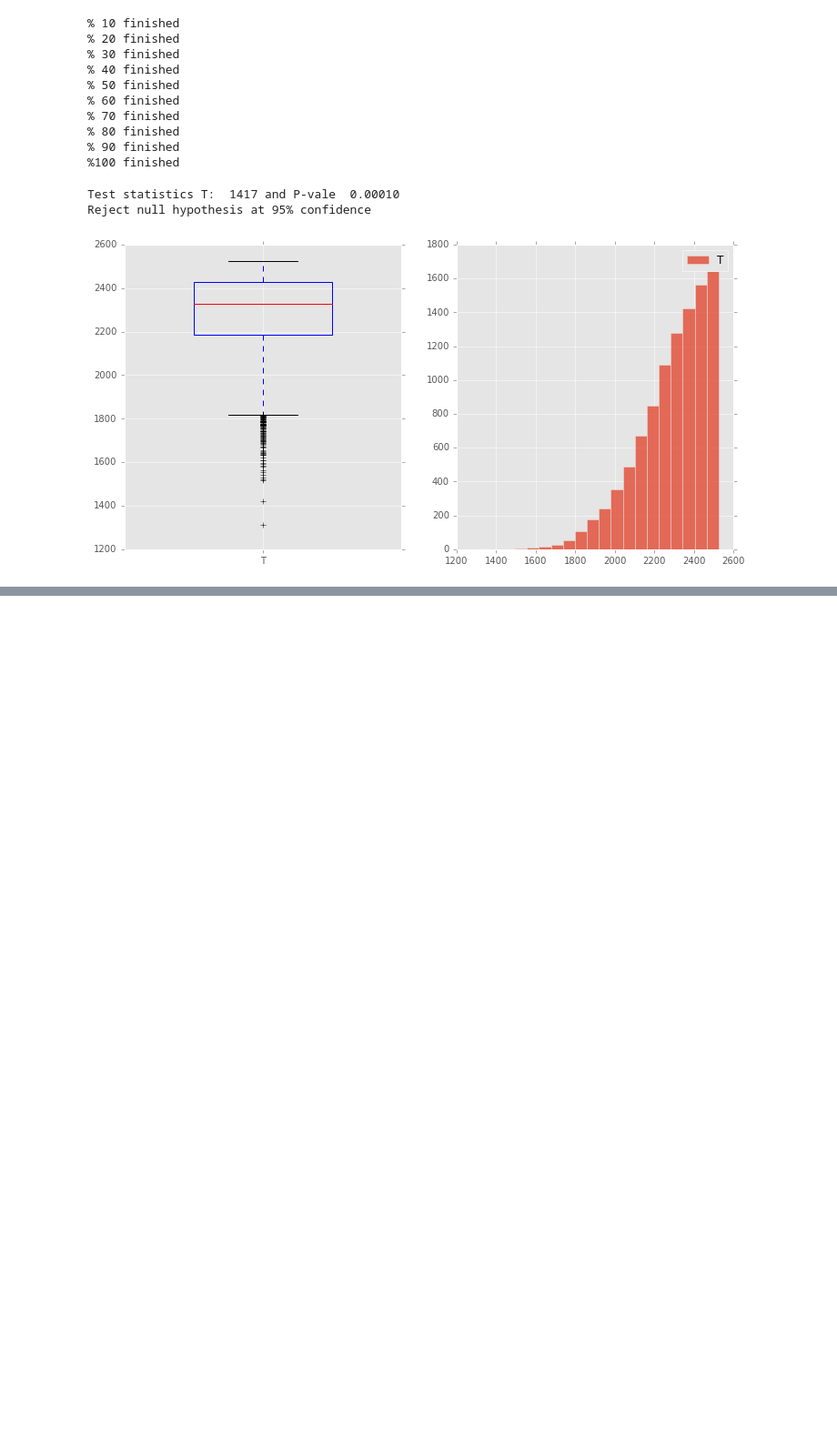
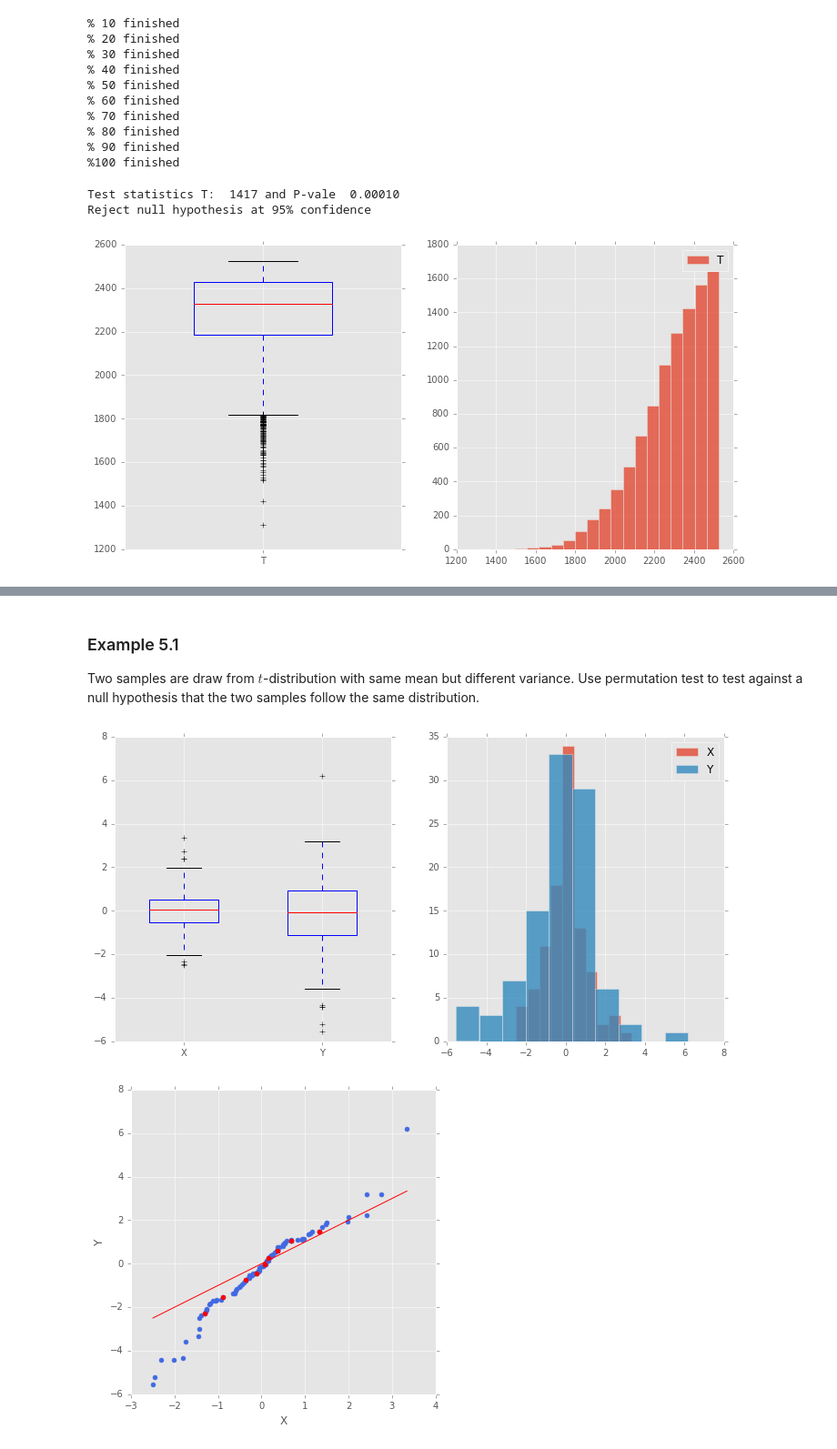
Before and after one commit to chaovite/hypotest, a Jupyter notebook: hypotests_practice_01.ipynb, the cells around one changed output, grey strips where cells are left out. Shown at 91% size. Cells and saved outputs as stored; diff of their text form; code cells hidden in the pictures; blank space fills up the shorter version.

```diff
--- a/hypotests_practice_01.ipynb
+++ b/hypotests_practice_01.ipynb
@@ -304,0 +412,34 @@ Reject null hypothesis at 95% confidence
+# %% [markdown]
+### Example 5.1
+Two samples are draw from $t$-distribution with same mean but different variance. Use permutation test to test against a null hypothesis that the two samples follow the same distribution.
+# %%
+n    = 100
+m    = 100
+dfx  = 5
+mux  = 0
+scalex = 1.0
+scaley = 1.2
+dfy  = 5
+muy  = 0
+
+# generate samples from a t-distribution with dof=nu
+X     = scipy.stats.t.rvs(dfx, loc=mux, size=n, scale=scalex)
+Y     = scipy.stats.t.rvs(dfy, loc=muy, size=m, scale=scaley)
+
+def std_diff(XY,n,m):
+    return np.std(XY[:n])-np.std(XY[-m:])
+plot_dignostics_twosample(X,Y,['X','Y'])
+
+def qqplot(X,Y):
+    N = len(X)
+    index = np.round(np.linspace(0, N-1, 11)[1:10]).astype('int')
+    plt.figure(figsize=(6,6))
+    plt.plot(np.sort(X),np.sort(Y),'.',color='royalblue',markersize=10)
+    plt.plot(np.sort(X),np.sort(X),'r-')
+    plt.plot(np.sort(X)[index],np.sort(Y)[index],'.',color='red',markersize=10)
+    plt.xlabel('X')
+    plt.ylabel('Y')
+qqplot(X,Y)
+# %% [output]
+[figure, added]
+[figure, added]
```
Also changed, not shown: parts of 18 cells of this notebook.
